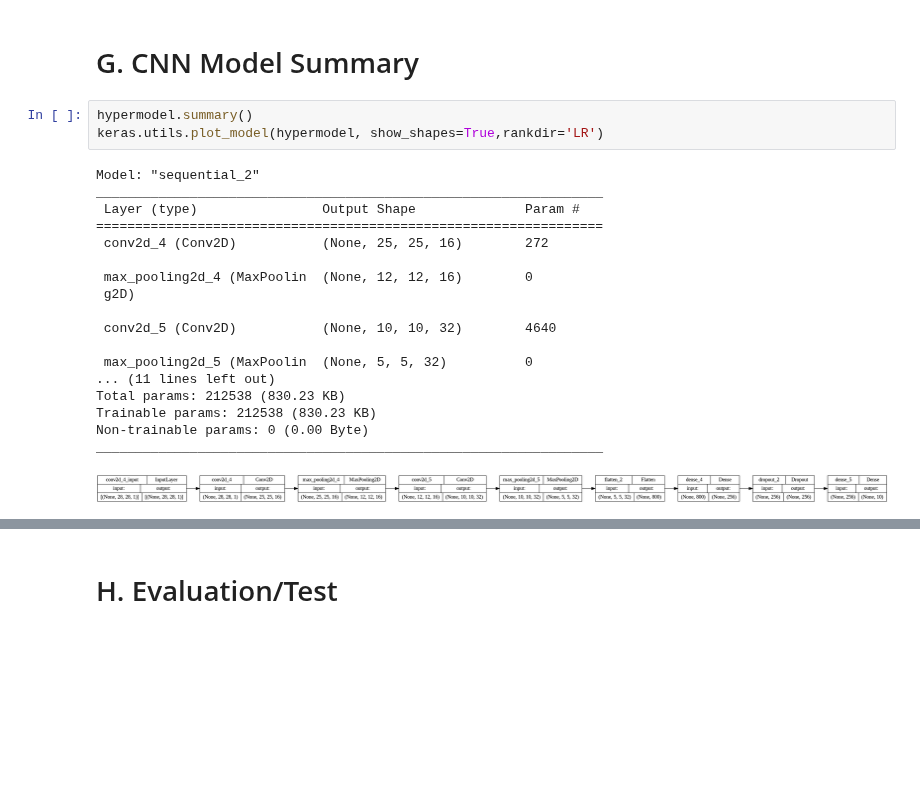
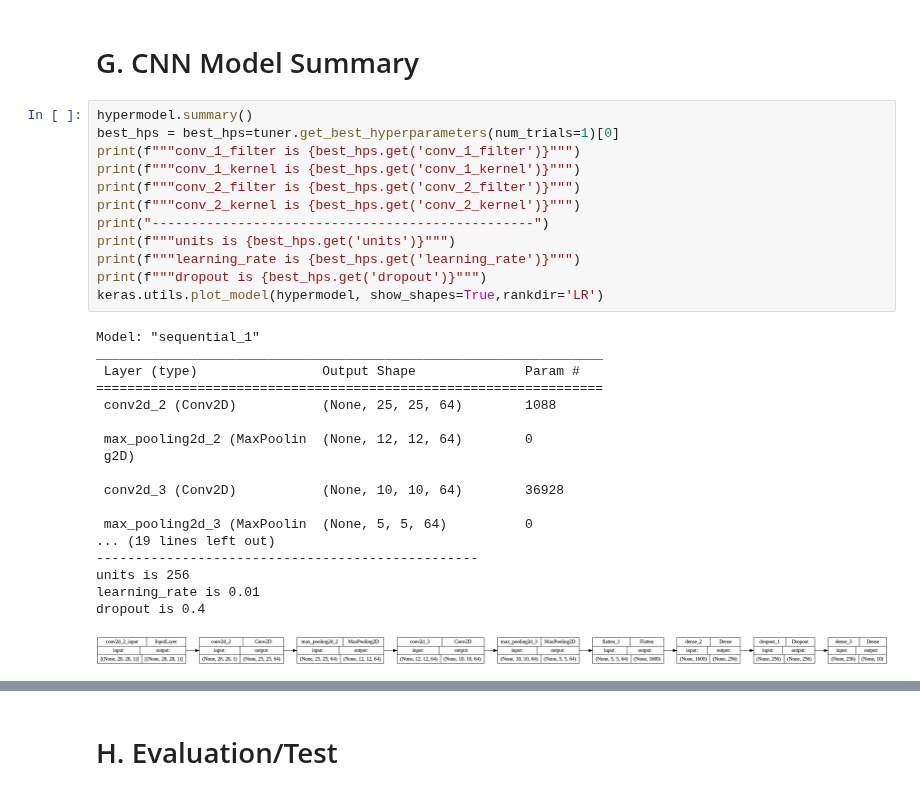
Before and after one commit to endangrusiana123/SLO, a Jupyter notebook: Shared_MiniProject2_20240516.ipynb, the cells around one changed output, grey strips where cells are left out. Cells and saved outputs as stored; diff of their text form; blank space fills up the shorter version.

```diff
--- a/Shared_MiniProject2_20240516.ipynb
+++ b/Shared_MiniProject2_20240516.ipynb
@@ -291,27 +293,36 @@ Best validation accuracy: 0.8450000286102295
 # %% [markdown]
 # G. CNN Model Summary
-# %%
-hypermodel.summary()
-keras.utils.plot_model(hypermodel, show_shapes=True,rankdir='LR')
-# %% [output]
-Model: "sequential_2"
-_________________________________________________________________
- Layer (type)                Output Shape              Param #
-=================================================================
- conv2d_4 (Conv2D)           (None, 25, 25, 16)        272
-
- max_pooling2d_4 (MaxPoolin  (None, 12, 12, 16)        0
- g2D)
-
- conv2d_5 (Conv2D)           (None, 10, 10, 32)        4640
-
- max_pooling2d_5 (MaxPoolin  (None, 5, 5, 32)          0
-... (11 lines left out)
-Total params: 212538 (830.23 KB)
-Trainable params: 212538 (830.23 KB)
-Non-trainable params: 0 (0.00 Byte)
-_________________________________________________________________
-[figure, removed]
+# %%
+hypermodel.summary()
+best_hps = best_hps=tuner.get_best_hyperparameters(num_trials=1)[0]
+print(f"""conv_1_filter is {best_hps.get('conv_1_filter')}""")
+print(f"""conv_1_kernel is {best_hps.get('conv_1_kernel')}""")
+print(f"""conv_2_filter is {best_hps.get('conv_2_filter')}""")
+print(f"""conv_2_kernel is {best_hps.get('conv_2_kernel')}""")
+print("-------------------------------------------------")
+print(f"""units is {best_hps.get('units')}""")
+print(f"""learning_rate is {best_hps.get('learning_rate')}""")
+print(f"""dropout is {best_hps.get('dropout')}""")
+keras.utils.plot_model(hypermodel, show_shapes=True,rankdir='LR')
+# %% [output]
+Model: "sequential_1"
+_________________________________________________________________
+ Layer (type)                Output Shape              Param #
+=================================================================
+ conv2d_2 (Conv2D)           (None, 25, 25, 64)        1088
+
+ max_pooling2d_2 (MaxPoolin  (None, 12, 12, 64)        0
+ g2D)
+
+ conv2d_3 (Conv2D)           (None, 10, 10, 64)        36928
+
+ max_pooling2d_3 (MaxPoolin  (None, 5, 5, 64)          0
+... (19 lines left out)
+-------------------------------------------------
+units is 256
+learning_rate is 0.01
+dropout is 0.4
+[figure, added]
 # %%
 # Download draw_convnet.py from GitHub
 !wget https://raw.githubusercontent.com/gwding/draw_convnet/master/draw_convnet.py
```
Also changed, not shown: parts of 7 cells of this notebook.
